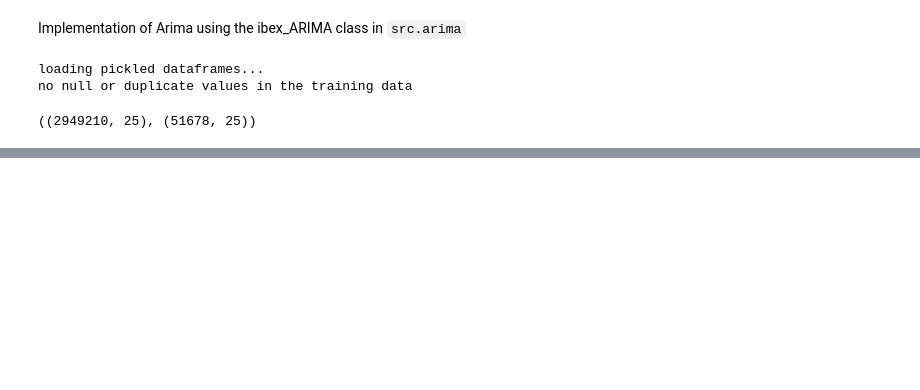
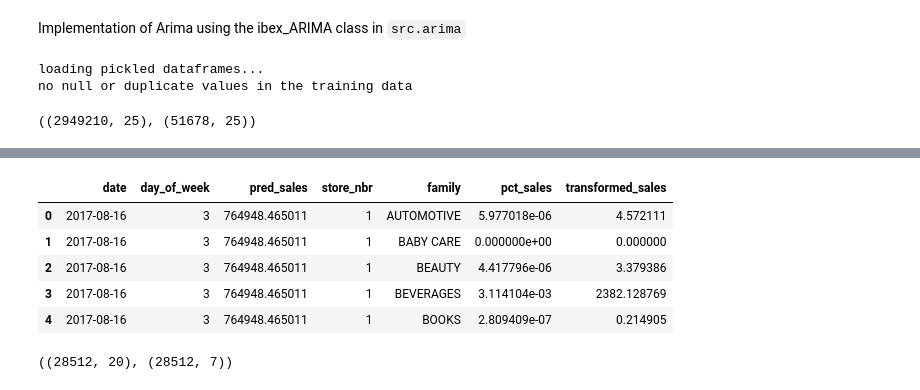
Before and after one commit to ds-ibex/kaggle-store-sales, a Jupyter notebook: notebooks/2.2.1-gr-arima.ipynb, the cells around one changed output, grey strips where cells are left out. Saved outputs shown, nothing was run; the diff lists cells and outputs as text; code cells hidden in the pictures; blank space fills up the shorter version.

```diff
--- a/notebooks/2.2.1-gr-arima.ipynb
+++ b/notebooks/2.2.1-gr-arima.ipynb
@@ -123,0 +150,15 @@ model_eval_pipeline(validation['sales'], a['transformed_pred_sales'])
+# %%
+test_results = test_results.drop(columns=['pred_diff_sales'])
+test_results = transform_daily_sales_predictions(test_results, train)
+test_results.head()
+# %% [output]
+|  | date | day_of_week | pred_sales | store_nbr | family | pct_sales | transformed_sales |
+| 0 | 2017-08-16 | 3 | 764948.465011 | 1 | AUTOMOTIVE | 5.977018e-06 | 4.572111 |
+| 1 | 2017-08-16 | 3 | 764948.465011 | 1 | BABY CARE | 0.000000e+00 | 0.000000 |
+| 2 | 2017-08-16 | 3 | 764948.465011 | 1 | BEAUTY | 4.417796e-06 | 3.379386 |
+| 3 | 2017-08-16 | 3 | 764948.465011 | 1 | BEVERAGES | 3.114104e-03 | 2382.128769 |
+| 4 | 2017-08-16 | 3 | 764948.465011 | 1 | BOOKS | 2.809409e-07 | 0.214905 |
+# %%
+test.shape, test_results.shape
+# %% [output]
+((28512, 20), (28512, 7))
```
Also changed, not shown: parts of 24 cells of this notebook, 1 other file.
